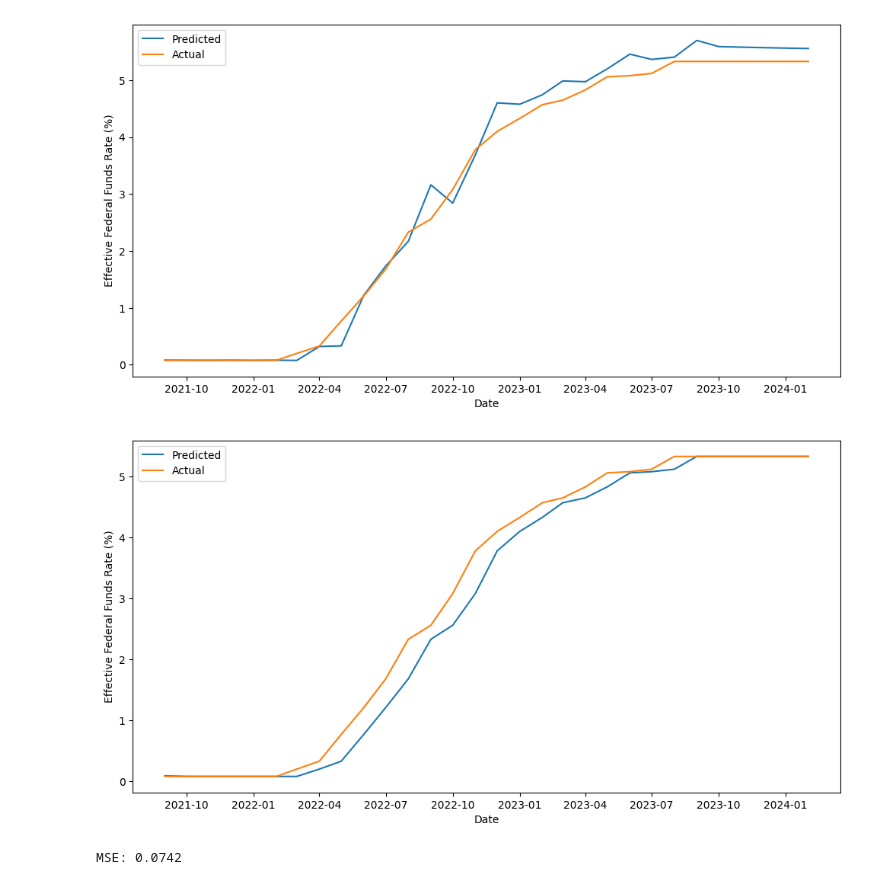
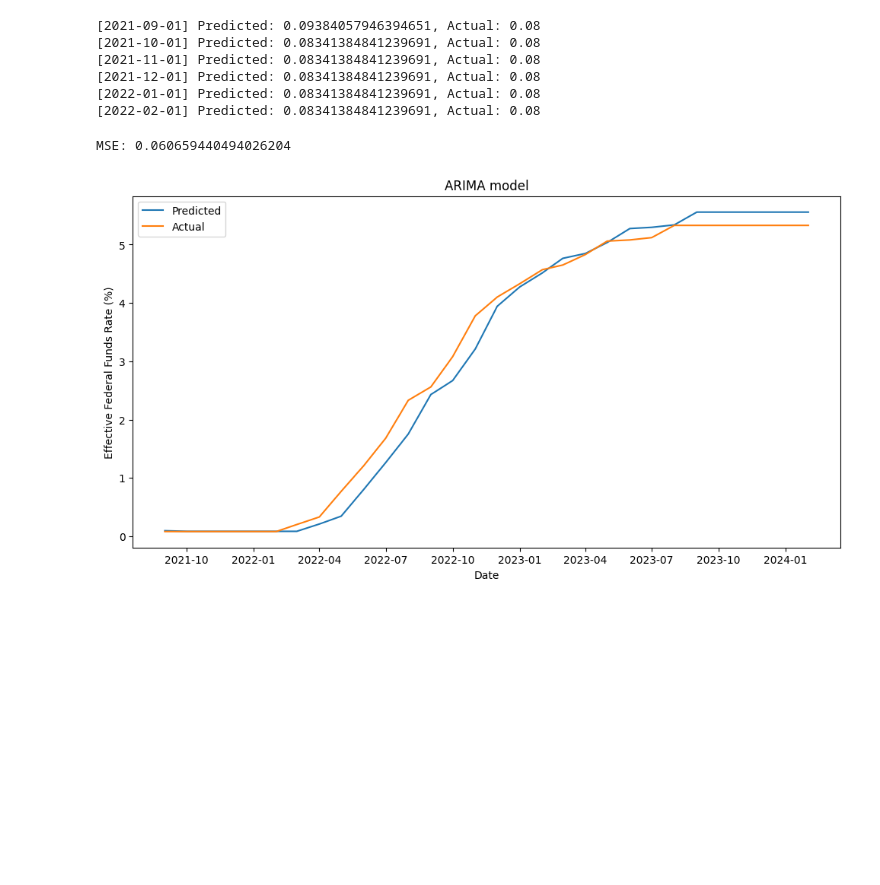
Before and after one commit to Surya-Sunkari/arima-garch-ucf, a Jupyter notebook: final-arima-garch.ipynb, the cells around one changed output. Saved outputs shown, nothing was run; the diff lists cells and outputs as text; code cells hidden in the pictures; blank space fills up the shorter version.

Commit message:
added baseline tests of arima model

```diff
--- a/final-arima-garch.ipynb
+++ b/final-arima-garch.ipynb
@@ -70,30 +103,49 @@ MSE: 0.06015420535803993
+# %%
+# now, predict solely based off of ARIMA model
+
+forecasts = []
+actuals = []
+
+for i in range(test_size, 0, -1):
+    train = fed_funds.iloc[:-i]
+
+    change = train.pct_change().dropna()
+    change *= 100 # resize for garch model
+
+    # fit arima model
+    arima_model = auto_arima(change, seasonal=False, trace=False, suppress_warnings=True)
+    arima_residuals = arima_model.resid()
+
+    predicted_mu = arima_model.predict(n_periods=1).item()
+
+    predicted_fed_funds = train.iloc[-1].item()*(1 + prediction/100)
+    actual_fed_funds = fed_funds.iloc[-i].item()
+
+    date = str(fed_funds.iloc[-i].name).split(' ')[0]
+    print(f'[{date}] Predicted: {predicted_fed_funds}, Actual: {actual_fed_funds}')
+
+    forecasts.append(predicted_fed_funds)
+    actuals.append(actual_fed_funds)
+# %% [output]
+[2021-09-01] Predicted: 0.09384057946394651, Actual: 0.08
+[2021-10-01] Predicted: 0.08341384841239691, Actual: 0.08
+[2021-11-01] Predicted: 0.08341384841239691, Actual: 0.08
+[2021-12-01] Predicted: 0.08341384841239691, Actual: 0.08
+[2022-01-01] Predicted: 0.08341384841239691, Actual: 0.08
+[2022-02-01] Predicted: 0.08341384841239691, Actual: 0.08
 # %%
+# find mse of ARIMA data
+mse = np.mean((np.array(forecasts) - np.array(actuals))**2)
+print(f'MSE: {mse}')
+
 plt.figure(figsize=(12, 6))  # Increase the figure size to 12 inches by 6 inches
 plt.plot(fed_funds.index[-test_size:], forecasts, label='Predicted')
 plt.plot(fed_funds.index[-test_size:], actuals, label='Actual')
 plt.xlabel('Date')
 plt.ylabel('Effective Federal Funds Rate (%)')
+plt.title('ARIMA model')
 plt.legend()
 plt.show()
 # %% [output]
+MSE: 0.060659440494026204
-[figure, old version]
+[figure, new version]
-# %%
-# now, predict solely based off of yesterday's rate as a baseline
-forecasts = actuals.copy()
-forecasts.insert(0, fed_funds.iloc[-test_size-1].item())
-forecasts.pop()
-plt.figure(figsize=(12, 6))  # Increase the figure size to 12 inches by 6 inches
-plt.plot(fed_funds.index[-test_size:], forecasts, label='Predicted')
-plt.plot(fed_funds.index[-test_size:], actuals, label='Actual')
-plt.xlabel('Date')
-plt.ylabel('Effective Federal Funds Rate (%)')
-plt.legend()
-plt.show()
-# %% [output]
-[figure, removed]
-# %%
-# find mse of data
-mse = np.mean((np.array(forecasts) - np.array(actuals))**2)
-print(f'MSE: {mse}')
-# %% [output]
-MSE: 0.0742
```
Also changed, not shown: parts of 5 cells of this notebook.
